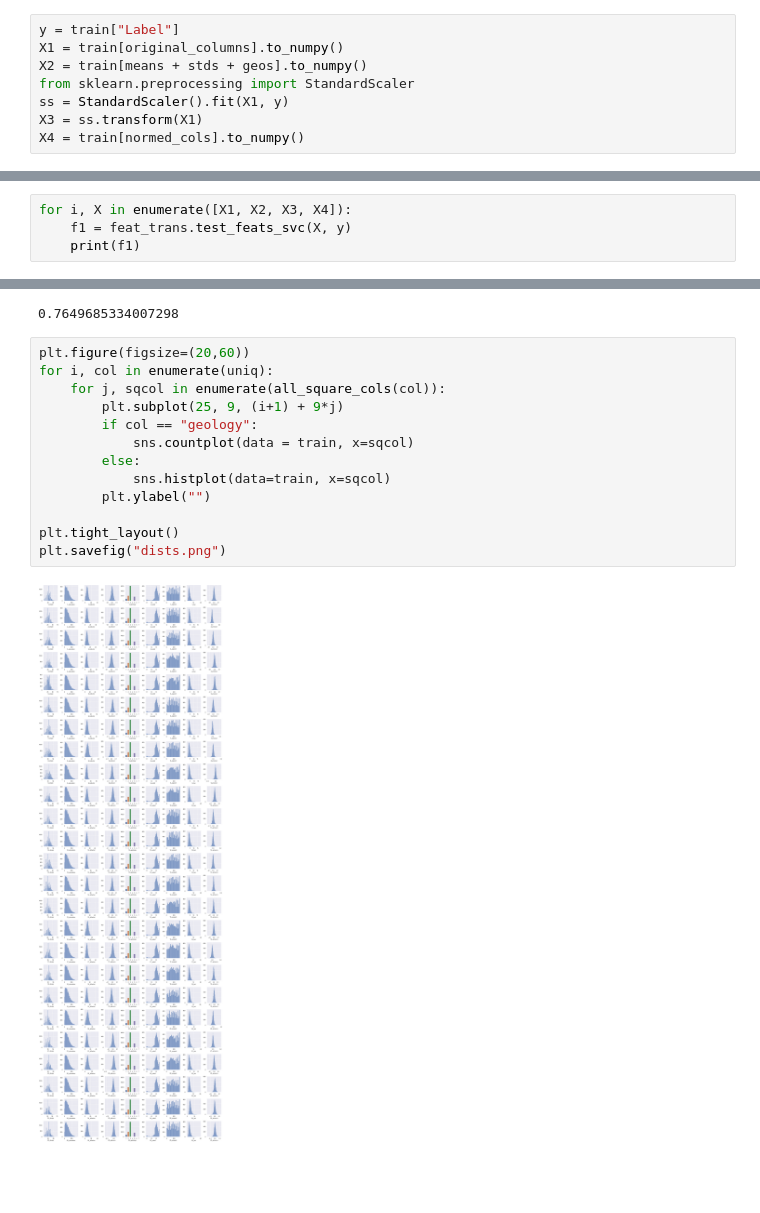
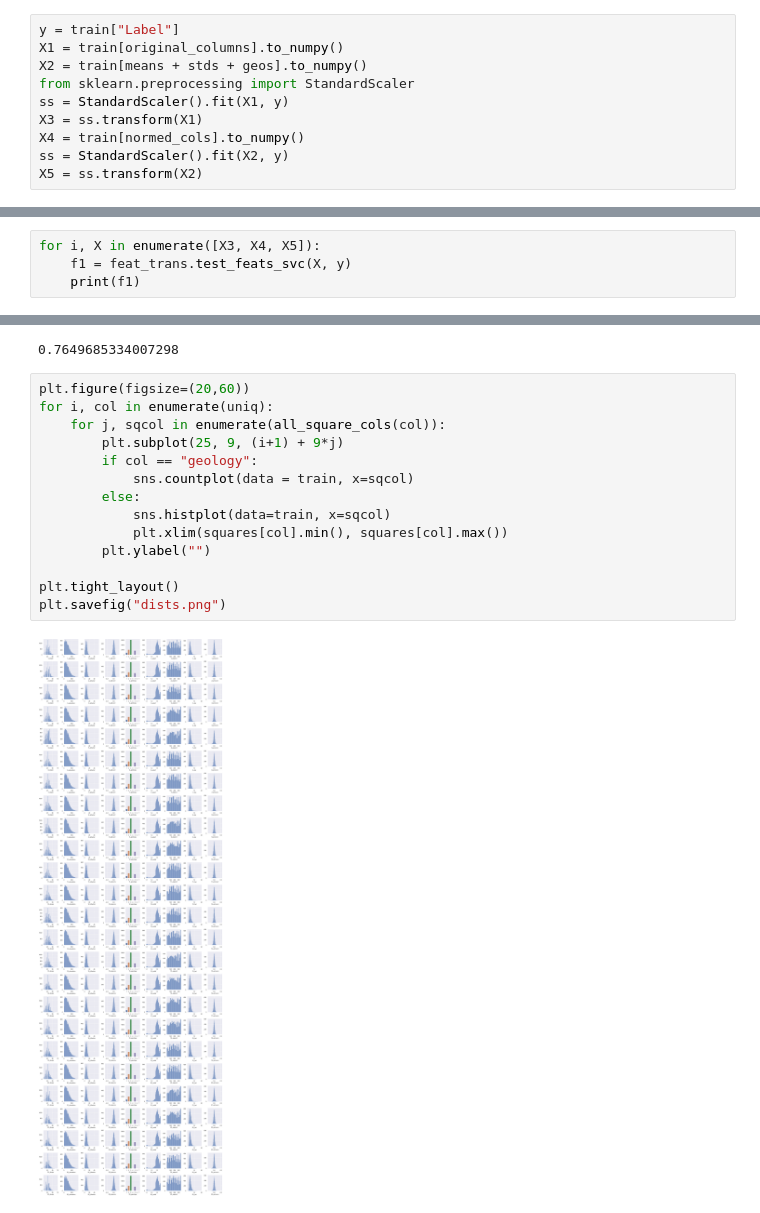
Before and after one commit to xSurus/startHack, a Jupyter notebook: finn.ipynb, the cells around one changed output, grey strips where cells are left out. Drawn from its saved outputs; the diff is of its cells as text; blank space fills up the shorter version.

```diff
--- a/finn.ipynb
+++ b/finn.ipynb
@@ -180,13 +180,15 @@ from sklearn.preprocessing import StandardScaler
 ss = StandardScaler().fit(X1, y)
 X3 = ss.transform(X1)
 X4 = train[normed_cols].to_numpy()
+ss = StandardScaler().fit(X2, y)
+X5 = ss.transform(X2)
 # %%
 from importlib import reload
 reload(feat_trans)
 # %% [output]
 <module 'feat_trans' from '/Users/finn/me/dev/2022/start/startHack/feat_trans.py'>
 # %%
-for i, X in enumerate([X1, X2, X3, X4]):
+for i, X in enumerate([X3, X4, X5]):
     f1 = feat_trans.test_feats_svc(X, y)
     print(f1)
 # %% [output]
@@ -217,15 +210,16 @@ feat_trans.test_feats_svc(X, y)
 # %%
 plt.figure(figsize=(20,60))
 for i, col in enumerate(uniq):
     for j, sqcol in enumerate(all_square_cols(col)):
         plt.subplot(25, 9, (i+1) + 9*j)
         if col == "geology":
             sns.countplot(data = train, x=sqcol)
         else:
             sns.histplot(data=train, x=sqcol)
+            plt.xlim(squares[col].min(), squares[col].max())
         plt.ylabel("")
 
 plt.tight_layout()
 plt.savefig("dists.png")
 # %% [output]
-[figure, old version]
+[figure, new version]
```
Also changed, not shown: parts of 24 cells of this notebook, 10 other files.
